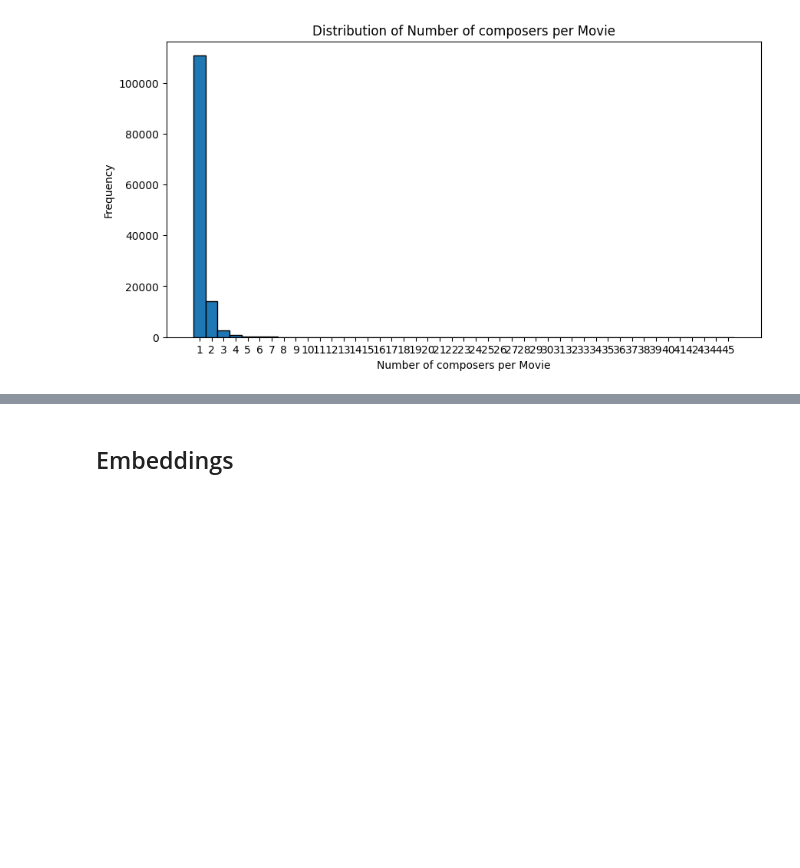
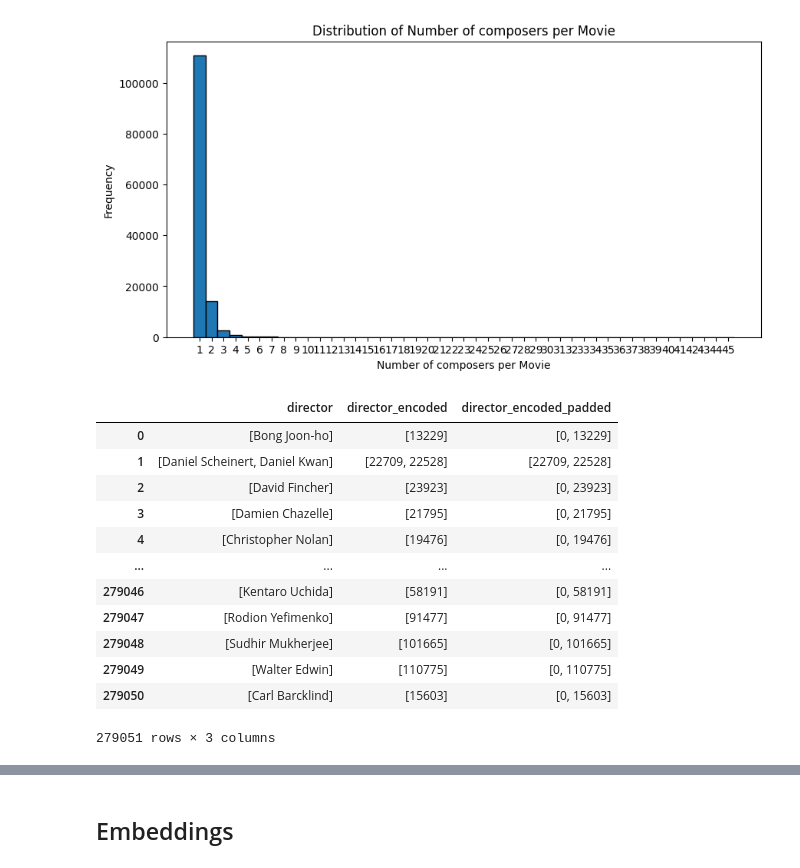
Before and after one commit to aybik/movie_picker, a Jupyter notebook: notebooks/Aybike_notebook.ipynb, the cells around one changed output, grey strips where cells are left out. Saved outputs shown, nothing was run; the diff lists cells and outputs as text; code cells hidden in the pictures; blank space fills up the shorter version.

Commit message:
encoder developed

```diff
--- a/notebooks/Aybike_notebook.ipynb
+++ b/notebooks/Aybike_notebook.ipynb
@@ -424,10 +424,10 @@ def encode_single_column(df, column_name="language"):
     encoder = LabelEncoder()
     df[f"{column_name}_encoded"] = encoder.fit_transform(df[column_name])
 
-    return df, encoder
+    return df
 
 # Apply function to the dataframe
-processed_data, language_encoder = encode_single_column(processed_data, "language")
+processed_data = encode_single_column(processed_data, "language")
 # %%
 processed_data
 # %% [output]
@@ -740,3 +755,19 @@ Movie with maximum number of composers has 45 composers
   Text(0, 0, ''),
   Text(0, 0, '')])
 [figure]
+# %%
+processed_data[["director", "director_encoded","director_encoded_padded" ]]
+# %% [output]
+|  | director | director_encoded | director_encoded_padded |
+| 0 | [Bong Joon-ho] | [13229] | [0, 13229] |
+| 1 | [Daniel Scheinert, Daniel Kwan] | [22709, 22528] | [22709, 22528] |
+| 2 | [David Fincher] | [23923] | [0, 23923] |
+| 3 | [Damien Chazelle] | [21795] | [0, 21795] |
+| 4 | [Christopher Nolan] | [19476] | [0, 19476] |
+| ... | ... | ... | ... |
+| 279046 | [Kentaro Uchida] | [58191] | [0, 58191] |
+| 279047 | [Rodion Yefimenko] | [91477] | [0, 91477] |
+| 279048 | [Sudhir Mukherjee] | [101665] | [0, 101665] |
+| 279049 | [Walter Edwin] | [110775] | [0, 110775] |
+| 279050 | [Carl Barcklind] | [15603] | [0, 15603] |
+279051 rows × 3 columns
```
Also changed, not shown: parts of 5 cells of this notebook.
